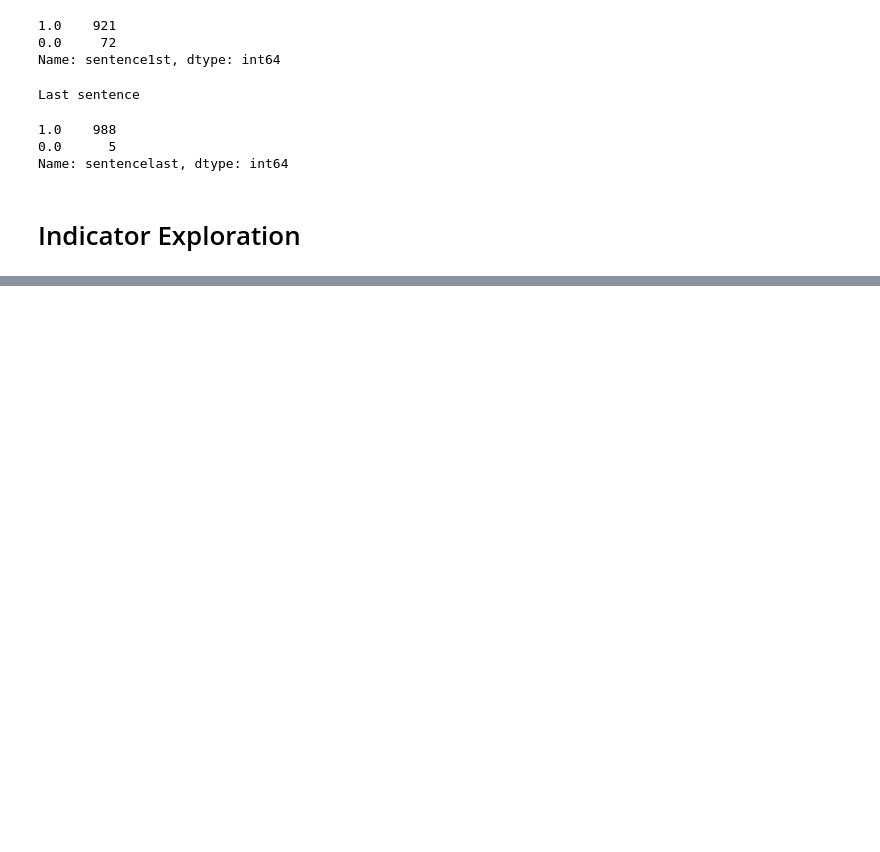
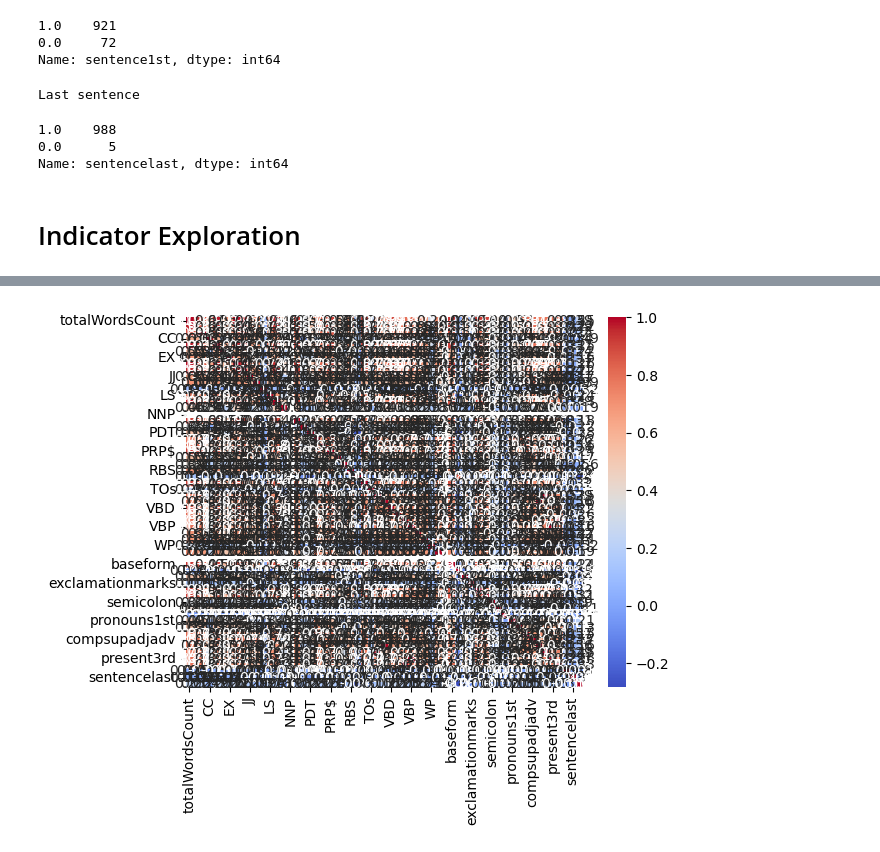
Before and after one commit to CarlosMealha/FEUP-AI-ML-PROJ, a Jupyter notebook: article-data-treatment.ipynb, the cells around one changed output, grey strips where cells are left out. Saved outputs shown, nothing was run; the diff lists cells and outputs as text; code cells hidden in the pictures; blank space fills up the shorter version.

Commit message:
Variance and correlation started

```diff
--- a/article-data-treatment.ipynb
+++ b/article-data-treatment.ipynb
@@ -268,0 +287,10 @@ ValueError: could not convert string to float: '13;'
+# %%
+# CORRELATION
+
+correlation_matrix = ind_train.corr()
+
+# show the matrix
+sb.heatmap(correlation_matrix, cmap='coolwarm', annot=True)
+plt.show()
+# %% [output]
+[figure, added]
```
Also changed, not shown: parts of 7 cells of this notebook.
